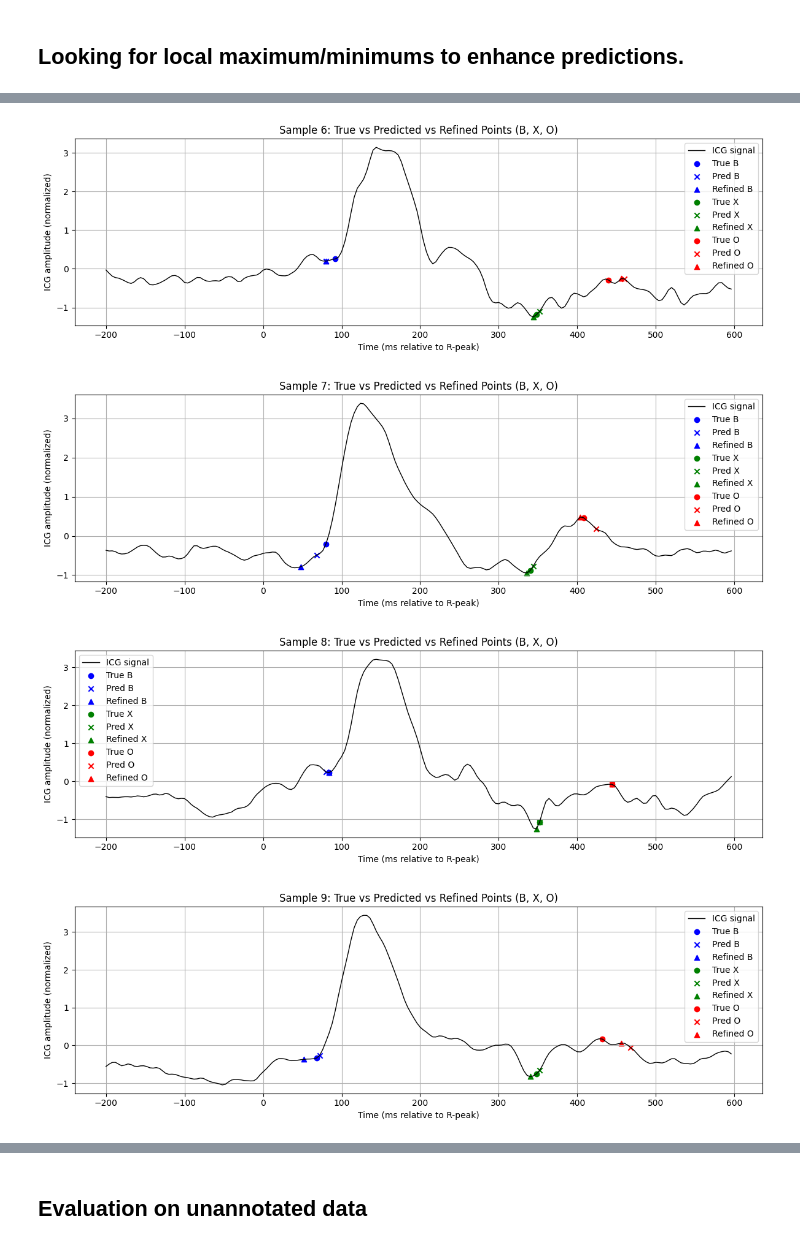
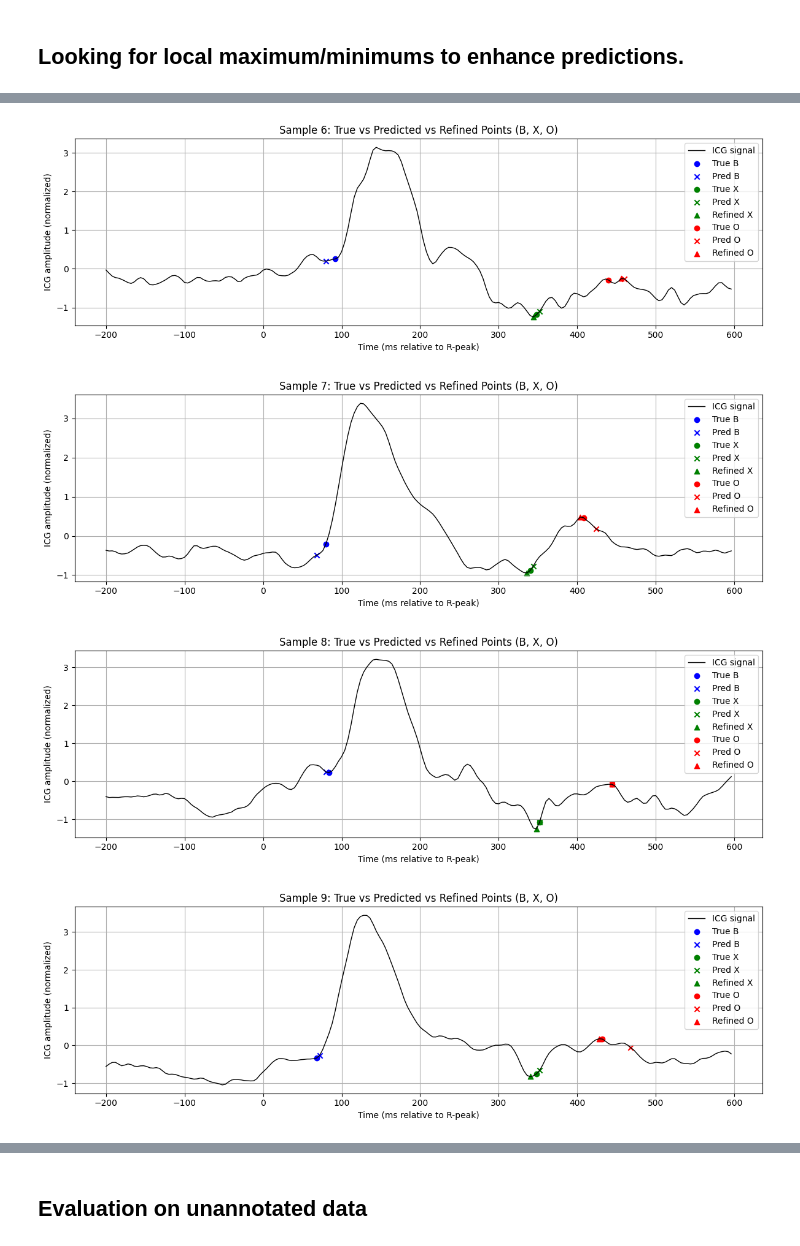
Before and after one commit to eduardo-illueca/icg-project, a Jupyter notebook: Detection/ReBeat_Model_v4.ipynb, the cells around one changed output, grey strips where cells are left out. Saved outputs shown, nothing was run; the diff lists cells and outputs as text; code cells hidden in the pictures.

Commit message:
Refined XO points

```diff
--- a/Detection/ReBeat_Model_v4.ipynb
+++ b/Detection/ReBeat_Model_v4.ipynb
@@ -234,5 +236,5 @@ Saving model_divide_2.keras to model_divide_2.keras
 # %%
-model = load_model('model_divide_2.keras')
+model = load_model('model_v4.keras')
 
 y_pred = model.predict(X_val)  # shape: (n_samples, 200, 4)
 predicted_points = extract_predicted_points(y_pred)
@@ -261,7 +263,7 @@ def plot_prediction_vs_true(X_sample, y_true_onehot, y_pred_onehot, sample_index
         plt.axvline((pred_t - pre_r) * 1000 / fs, color=colors[class_id], linestyle='-', alpha=0.6, label=f'Pred {labels[class_id]}')
 
     plt.title(f"Sample {sample_index}: True vs Predicted Characteristic Points (B, X, O)")
-    plt.xlabel("Time (ms relative to R-peak)")
+    plt.xlabel("Time (ms)")
     plt.ylabel("ICG amplitude (normalized)")
     plt.legend()
     plt.grid(True)
@@ -375,6 +379,7 @@ refined_predicted_points = refine_predicted_points(X_val, predicted_points)
 def plot_refined_prediction(X_sample, y_true_onehot, y_pred, refined_pred, sample_index=0, fs=250, pre_r=50):
     """
     Plot true, predicted, and refined points for B, X, O on the ICG signal.
+    B point is shown only for true and predicted (not refined).
 
     Inputs:
         X_sample: np.array of shape (n_samples, 200, 2)
@@ -394,18 +399,22 @@ def plot_refined_prediction(X_sample, y_true_onehot, y_pred, refined_pred, sampl
     plt.plot(time_ms, signal, label='ICG signal', color='black', linewidth=1)
 
     for class_id in range(3):
+        label = labels[class_id]
+        color = colors[class_id]
+
         true_t = np.argmax(y_true_onehot[sample_index, :, class_id])
         pred_t = y_pred[sample_index, class_id]
-        refined_t = refined_pred[sample_index, class_id]
 
         # Plot true
-        plt.scatter((true_t - pre_r) * 1000 / fs, signal[true_t], color=colors[class_id], marker='o', label=f'True {labels[class_id]}')
+        plt.scatter((true_t - pre_r) * 1000 / fs, signal[true_t], color=color, marker='o', label=f'True {label}')
 
-        # Plot original predicted
-        plt.scatter((pred_t - pre_r) * 1000 / fs, signal[pred_t], color=colors[class_id], marker='x', label=f'Pred {labels[class_id]}')
+        # Plot predicted
+        plt.scatter((pred_t - pre_r) * 1000 / fs, signal[pred_t], color=color, marker='x', label=f'Pred {label}')
 
-        # Plot refined predicted
-        plt.scatter((refined_t - pre_r) * 1000 / fs, signal[refined_t], color=colors[class_id], marker='^', label=f'Refined {labels[class_id]}')
+        # Plot refined (only for X and O)
+        if label != 'B':
+            refined_t = refined_pred[sample_index, class_id]
+            plt.scatter((refined_t - pre_r) * 1000 / fs, signal[refined_t], color=color, marker='^', label=f'Refined {label}')
 
     plt.title(f"Sample {sample_index}: True vs Predicted vs Refined Points (B, X, O)")
     plt.xlabel("Time (ms relative to R-peak)")
@@ -415,6 +424,7 @@ def plot_refined_prediction(X_sample, y_true_onehot, y_pred, refined_pred, sampl
     plt.tight_layout()
     plt.show()
 
-for i in range(10):
+
+for i in range(0, 10):
     plot_refined_prediction(X_val, y_val, predicted_points, refined_predicted_points, sample_index=i)
 # %% [output]
@@ -427,4 +437,4 @@ for i in range(10):
-[figure, old version]
+[figure, new version]
-[figure, old version]
+[figure, new version]
-[figure, old version]
+[figure, new version]
-[figure, old version]
+[figure, new version]
```
Also changed, not shown: parts of 15 cells of this notebook.
